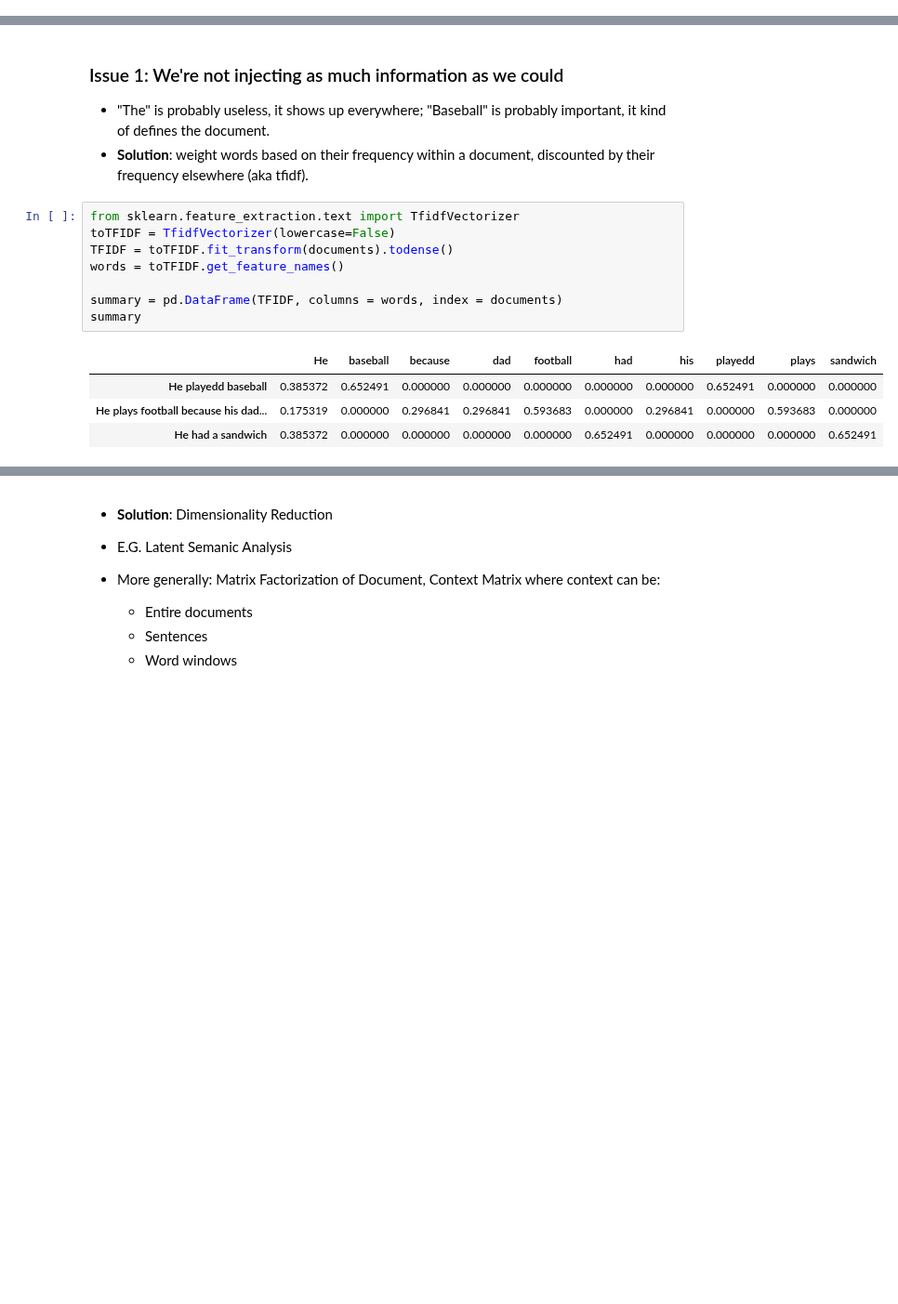
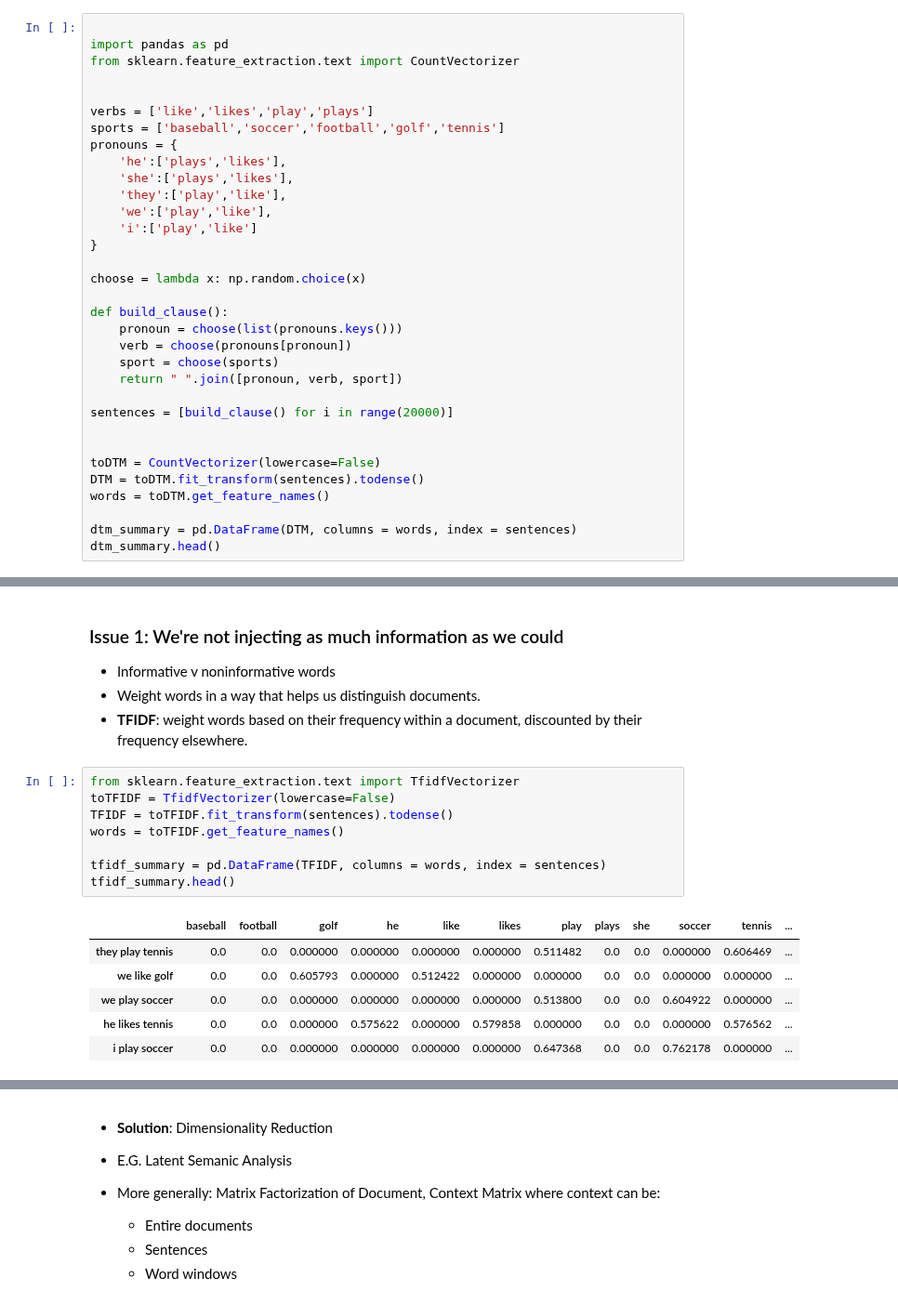
Before and after one commit to jupytercon2017user/jupytercon-2017, a Jupyter notebook: tutorial/3-Word-Embeddings.ipynb, the cells around one changed output, grey strips where cells are left out. Shown at 93% size. Cells and saved outputs as stored; diff of their text form; blank space fills up the shorter version.

```diff
--- a/tutorial/3-Word-Embeddings.ipynb
+++ b/tutorial/3-Word-Embeddings.ipynb
@@ -83,0 +41,33 @@ summary
+# %%
+
+import pandas as pd
+from sklearn.feature_extraction.text import CountVectorizer
+
+
+verbs = ['like','likes','play','plays']
+sports = ['baseball','soccer','football','golf','tennis']
+pronouns = {
+    'he':['plays','likes'],
+    'she':['plays','likes'],
+    'they':['play','like'],
+    'we':['play','like'],
+    'i':['play','like']
+}
+
+choose = lambda x: np.random.choice(x)
+
+def build_clause():
+    pronoun = choose(list(pronouns.keys()))
+    verb = choose(pronouns[pronoun])
+    sport = choose(sports)
+    return " ".join([pronoun, verb, sport])
+
+sentences = [build_clause() for i in range(20000)]
+
+
+toDTM = CountVectorizer(lowercase=False)
+DTM = toDTM.fit_transform(sentences).todense()
+words = toDTM.get_feature_names()
+
+dtm_summary = pd.DataFrame(DTM, columns = words, index = sentences)
+dtm_summary.head()
@@ -84,19 +81,22 @@ summary
 # %% [markdown]
 ### Issue 1: We're not injecting as much information as we could
-* "The" is probably useless, it shows up everywhere; "Baseball" is probably important, it kind of defines the document.
-* **Solution**: weight words based on their frequency within a document, discounted by their frequency elsewhere (aka tfidf).
+* Informative v noninformative words
+* Weight words in a way that helps us distinguish documents.
+* **TFIDF**: weight words based on their frequency within a document, discounted by their frequency elsewhere.
 # %%
 from sklearn.feature_extraction.text import TfidfVectorizer
 toTFIDF = TfidfVectorizer(lowercase=False)
-TFIDF = toTFIDF.fit_transform(documents).todense()
+TFIDF = toTFIDF.fit_transform(sentences).todense()
 words = toTFIDF.get_feature_names()
 
-summary = pd.DataFrame(TFIDF, columns = words, index = documents)
-summary
+tfidf_summary = pd.DataFrame(TFIDF, columns = words, index = sentences)
+tfidf_summary.head()
 # %% [output]
-|  | He | baseball | because | dad | football | had | his | playedd | plays | sandwich |
-| He playedd baseball | 0.385372 | 0.652491 | 0.000000 | 0.000000 | 0.000000 | 0.000000 | 0.000000 | 0.652491 | 0.000000 | 0.000000 |
-| He plays football because his dad... | 0.175319 | 0.000000 | 0.296841 | 0.296841 | 0.593683 | 0.000000 | 0.296841 | 0.000000 | 0.593683 | 0.000000 |
-| He had a sandwich | 0.385372 | 0.000000 | 0.000000 | 0.000000 | 0.000000 | 0.652491 | 0.000000 | 0.000000 | 0.000000 | 0.652491 |
+|  | baseball | football | golf | he | like | likes | play | plays | she | soccer | tennis | ... |
+| they play tennis | 0.0 | 0.0 | 0.000000 | 0.000000 | 0.000000 | 0.000000 | 0.511482 | 0.0 | 0.0 | 0.000000 | 0.606469 | ... |
+| we like golf | 0.0 | 0.0 | 0.605793 | 0.000000 | 0.512422 | 0.000000 | 0.000000 | 0.0 | 0.0 | 0.000000 | 0.000000 | ... |
+| we play soccer | 0.0 | 0.0 | 0.000000 | 0.000000 | 0.000000 | 0.000000 | 0.513800 | 0.0 | 0.0 | 0.604922 | 0.000000 | ... |
+| he likes tennis | 0.0 | 0.0 | 0.000000 | 0.575622 | 0.000000 | 0.579858 | 0.000000 | 0.0 | 0.0 | 0.000000 | 0.576562 | ... |
+| i play soccer | 0.0 | 0.0 | 0.000000 | 0.000000 | 0.000000 | 0.000000 | 0.647368 | 0.0 | 0.0 | 0.762178 | 0.000000 | ... |
 # %% [markdown]
 ### Issue 2: High Dimensionality:
```
Also changed, not shown: parts of 12 cells of this notebook.
